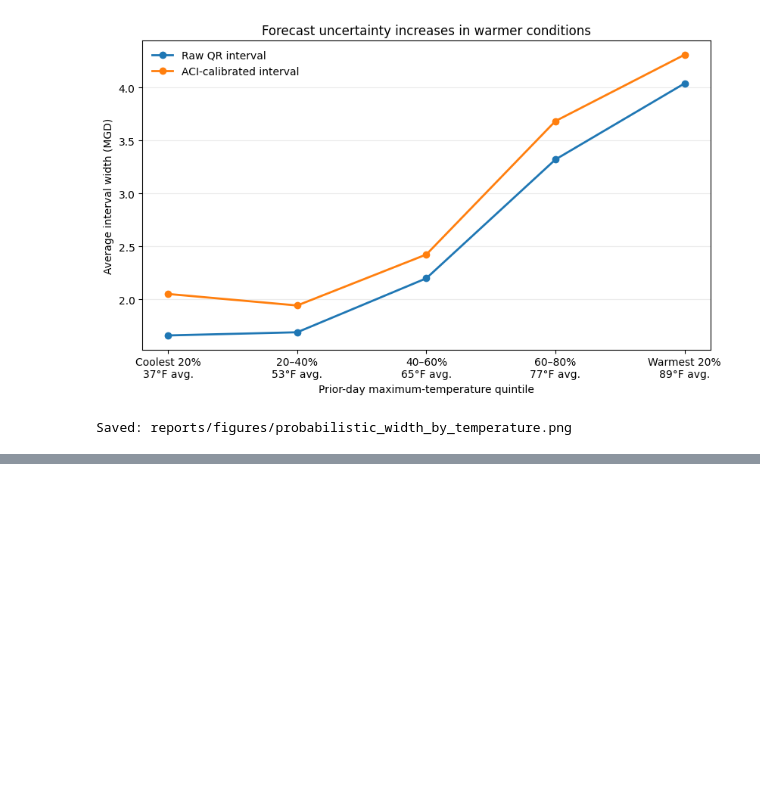
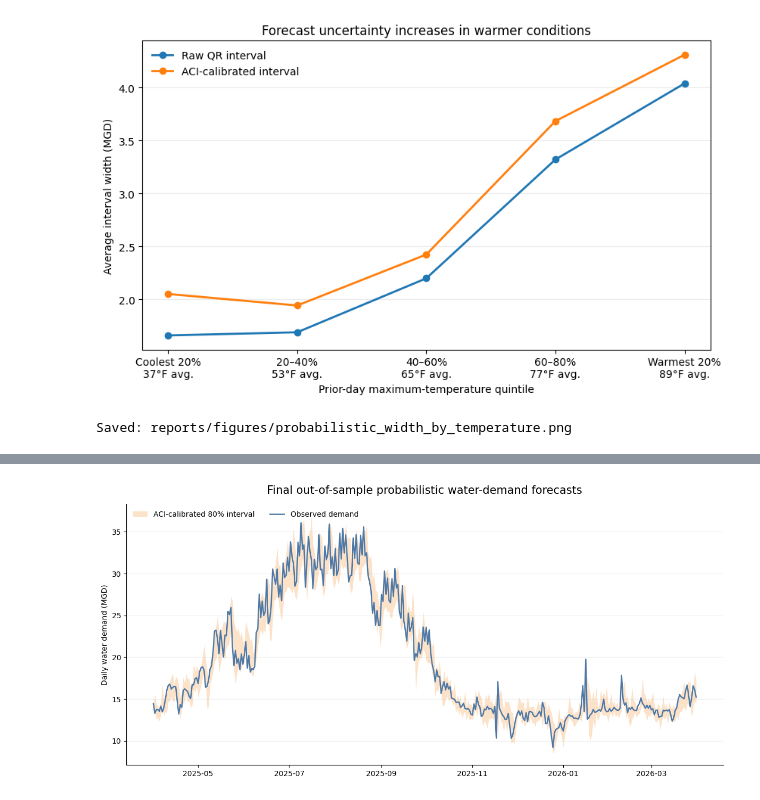
Before and after one commit to fureyc/municipal-water-demand-forecasting, a Jupyter notebook: notebooks/06_readme_visualizations.ipynb, the cells around one changed output, grey strips where cells are left out. Saved outputs shown, nothing was run; the diff lists cells and outputs as text; code cells hidden in the pictures; blank space fills up the shorter version.

```diff
--- a/notebooks/06_readme_visualizations.ipynb
+++ b/notebooks/06_readme_visualizations.ipynb
@@ -1236,0 +1381,91 @@ Saved: reports/figures/probabilistic_width_by_temperature.png
+# %%
+# ---------------------------------------------------------
+# Final probabilistic holdout figure
+# ---------------------------------------------------------
+
+fig, ax = plt.subplots(
+    figsize=(12, 5.8)
+)
+
+# ACI-calibrated 80% prediction interval
+ax.fill_between(
+    final_probabilistic["date"],
+    final_probabilistic["lower"],
+    final_probabilistic["upper"],
+    color="#F28E2B",
+    alpha=0.25,
+    linewidth=0,
+    label="ACI-calibrated 80% interval",
+)
+
+# Observed demand
+ax.plot(
+    final_probabilistic["date"],
+    final_probabilistic["y_true"],
+    color="#4E79A7",
+    linewidth=1.8,
+    label="Observed demand",
+)
+
+
+# ---------------------------------------------------------
+# Styling
+# ---------------------------------------------------------
+
+ax.set_title(
+    "Final out-of-sample probabilistic water-demand forecasts",
+    fontsize=15,
+    pad=14,
+)
+
+ax.set_ylabel(
+    "Daily water demand (MGD)"
+)
+
+ax.set_xlabel("")
+
+ax.grid(
+    axis="y",
+    alpha=0.20,
+)
+
+ax.spines["top"].set_visible(False)
+ax.spines["right"].set_visible(False)
+
+ax.legend(
+    frameon=False,
+    loc="upper left",
+    ncol=2,
+)
+
+fig.autofmt_xdate(
+    rotation=0,
+    ha="center",
+)
+
+plt.tight_layout()
+
+
+# ---------------------------------------------------------
+# Save README figure
+# ---------------------------------------------------------
+
+OUTPUT_PATH = (
+    FIGURE_DIR
+    / "final_probabilistic_holdout.png"
+)
+
+fig.savefig(
+    OUTPUT_PATH,
+    dpi=200,
+    bbox_inches="tight",
+)
+
+plt.show()
+
+print(
+    "Saved figure to:",
+    OUTPUT_PATH,
+)
+# %% [output]
+[figure, added]
```
Also changed, not shown: parts of 4 cells of this notebook.
